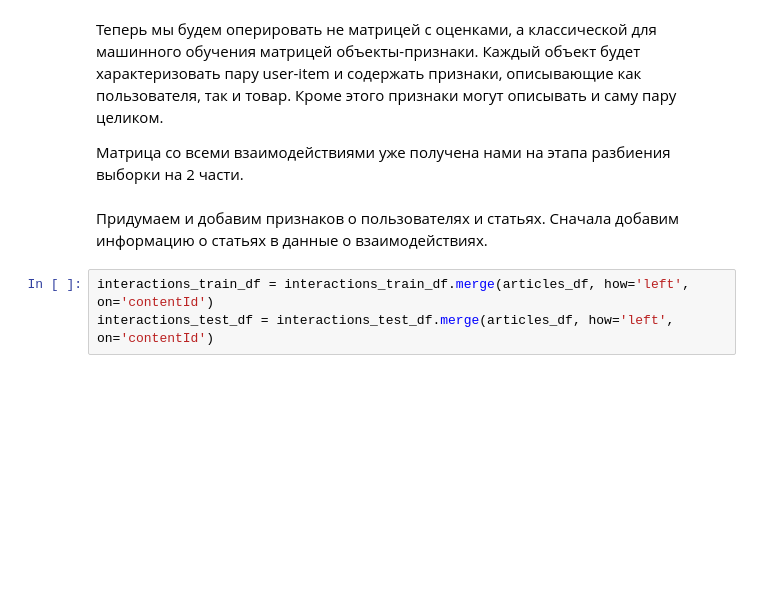
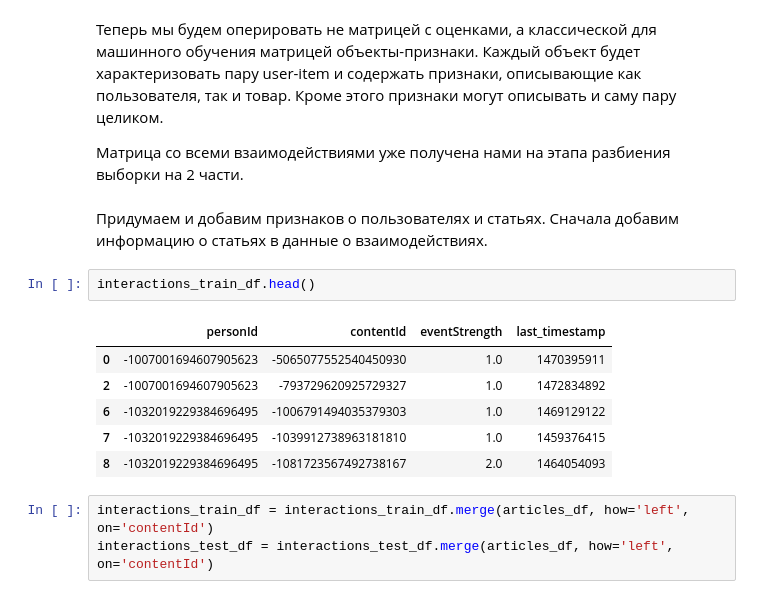
Before and after one commit to vbaryshev4/Data_Science, a Jupyter notebook: hse_ml/Advanced/RecSys/recsys-task.ipynb, the cells around one changed output. Cells and saved outputs as stored; diff of their text form; blank space fills up the shorter version.

```diff
--- a/hse_ml/Advanced/RecSys/recsys-task.ipynb
+++ b/hse_ml/Advanced/RecSys/recsys-task.ipynb
@@ -567,6 +541,15 @@ fm.fit(train_features, y_train)
 Матрица со всеми взаимодействиями уже получена нами на этапа разбиения выборки на 2 части.
 # %% [markdown]
 Придумаем и добавим признаков о пользователях и статьях. Сначала добавим информацию о статьях в данные о взаимодействиях.
+# %%
+interactions_train_df.head()
+# %% [output]
+|  | personId | contentId | eventStrength | last_timestamp |
+| 0 | -1007001694607905623 | -5065077552540450930 | 1.0 | 1470395911 |
+| 2 | -1007001694607905623 | -793729620925729327 | 1.0 | 1472834892 |
+| 6 | -1032019229384696495 | -1006791494035379303 | 1.0 | 1469129122 |
+| 7 | -1032019229384696495 | -1039912738963181810 | 1.0 | 1459376415 |
+| 8 | -1032019229384696495 | -1081723567492738167 | 2.0 | 1464054093 |
 # %%
 interactions_train_df = interactions_train_df.merge(articles_df, how='left', on='contentId')
 interactions_test_df = interactions_test_df.merge(articles_df, how='left', on='contentId')
```
Also changed, not shown: parts of 59 cells of this notebook.
